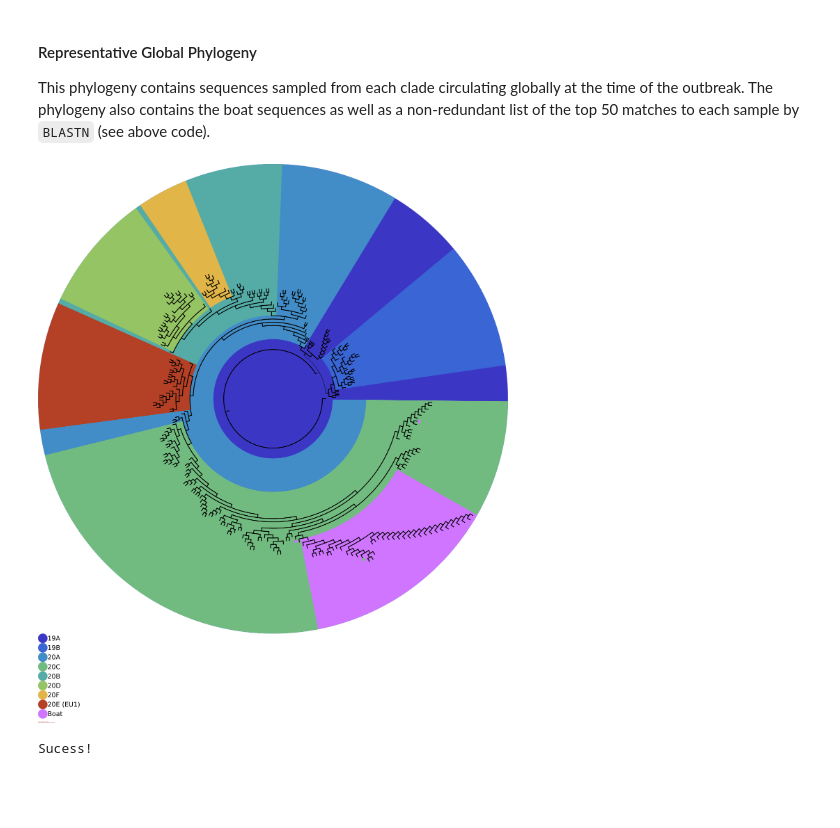
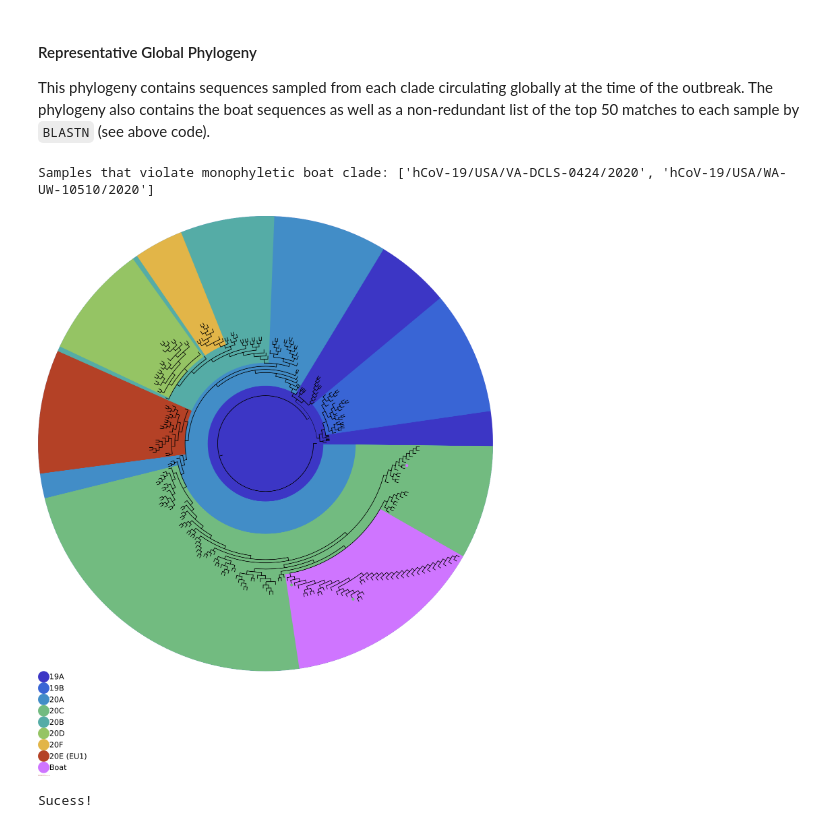
Before and after one commit to jbloomlab/SARS-CoV-2_bottleneck, a Jupyter notebook: workflow/notebooks/Phylogenetic-Analysis.ipynb, the cells around one changed output. Cells and saved outputs as stored; diff of their text form; code cells hidden in the pictures; blank space fills up the shorter version.

```diff
--- a/workflow/notebooks/Phylogenetic-Analysis.ipynb
+++ b/workflow/notebooks/Phylogenetic-Analysis.ipynb
@@ -703,7 +703,7 @@ clade_colors = {"19A":"#3C36C5", "19B":"#3965D5", "20A":"#428DC7", "20C":"#72BB8
 GISAID_Epi_metadata['Virus name'] = [f"hCoV-19/{strain}" for strain in GISAID_Epi_metadata.strain.tolist()]
 
 # Get the monopyletic clade
-boat_viruses = [virus for virus in GISAID_metadata_boat['Virus name'].tolist() if virus.split("/")[2].split("-")[-1] not in {'10115', '10136'}]
+boat_viruses = [virus for virus in GISAID_metadata_boat['Virus name'].tolist() if virus.split("/")[2].split("-")[-1] not in {'10136'}]
 
 # Import the tree from Newick format
 t = Tree("results/phylogeny/global_phylogeny.aligned.fa.treefile")
@@ -735,6 +735,16 @@ for name in t.iter_leaf_names():
 # %%
 # Visulize with ETE - color somehow.
 t = Tree("results/phylogeny/global_phylogeny.aligned.fa.treefile")
+
+# Get only the genomes that belong to the same clade all of the boat samples
+boat_minimum_clade = [x for x in GISAID_metadata_boat['Virus name'].tolist() if x.split("/")[2].split("-")[-1] not in {'10136'}]
+boat_all_clade = [x for x in GISAID_metadata_boat['Virus name'].tolist()]
+boat_minimum_names = [n.name for n in t.get_leaves() if n.name.split("|")[0] in boat_minimum_clade]
+boat_all_names = [n.name for n in t.get_leaves() if n.name.split("|")[0] in boat_all_clade]
+
+# Get the samples that break the monophyletic relationship
+non_boat_samples = [n.name.split("|")[0] for n in t.check_monophyly(boat_minimum_names, "name")[-1]]
+print(f"Samples that violate monophyletic boat clade: {non_boat_samples}")
 
 ts = TreeStyle()
 ts.show_leaf_name = False
@@ -772,56 +782,37 @@ for n in t.traverse():
             leafnstyle["fgcolor"] = clade_colors['Boat']
             leafnstyle["vt_line_width"] = 10
             leafnstyle["hz_line_width"] = 10
-            leafnstyle["size"] = 40
+            leafnstyle["size"] = 50
             n.set_style(leafnstyle)
-        elif n.name.split("|")[0] == "hCoV-19/USA/WA-UW-10510/2020":
+        elif n.name.split("|")[0] in non_boat_samples:
             leafnstyle["fgcolor"] = clade_colors['20C']
             leafnstyle["vt_line_width"] = 10
             leafnstyle["hz_line_width"] = 10
-            leafnstyle["size"] = 40
+            leafnstyle["size"] = 50
             n.set_style(leafnstyle)
         else:
             leafnstyle["vt_line_width"] = 10
             leafnstyle["hz_line_width"] = 10
             leafnstyle["size"] = 0
             n.set_style(leafnstyle)
-#         elif n.name != "NC_045512.2":
-#             virus_name = n.name.split("|")[0]
-#             virus_clade = GISAID_Epi_metadata.query("`Virus name` == @virus_name").Nextstrain_clade.tolist()[0]
-#             if n not in ancestor_clades[virus_clade]:
-#                 print(n)
-#                 leafnstyle["fgcolor"] = clade_colors[virus_clade]
-#                 leafnstyle["size"] = 40
-#                 n.set_style(leafnstyle)
 
-
-
-
-
-#         elif n.name != "NC_045512.2":
-#             virus_name = n.name.split("|")[0]
-#             virus_clade = GISAID_Epi_metadata.query("`Virus name` == @virus_name").Nextstrain_clade.tolist()[0]
-#             leafnstyle["fgcolor"] = clade_colors[virus_clade]
-#             leafnstyle["size"] = 40
-#             n.set_style(leafnstyle)
-#         else:
-#             virus_clade = "19A"
-#             leafnstyle["fgcolor"] = clade_colors[virus_clade]
-#             leafnstyle["size"] = 40
-#             n.set_style(leafnstyle)
+# Add a legend
+for k,v in clade_colors.items():
+    ts.legend.add_face(TextFace(f"{k} ", fsize = 100), column=1)
+    ts.legend.add_face(CircleFace(100, v), column=0)
+ts.legend_position = 3
+# %% [output]
+Samples that violate monophyletic boat clade: ['hCoV-19/USA/VA-DCLS-0424/2020', 'hCoV-19/USA/WA-UW-10510/2020']
 # %%
-# Add a legend
-for k,v in clade_colors.items():
-    ts.legend.add_face(TextFace(f"{k} ", fsize = 60), column=1)
-    ts.legend.add_face(CircleFace(60, v), column=0)
-ts.legend_position = 3
+
 
 root_point = t.search_nodes(name="NC_045512.2")[0]
 t.set_outgroup(root_point)
 ts.mode = "c"
 ts.arc_span = 360
-ts.min_leaf_separation = 10
+ts.min_leaf_separation = 20
+
 t.render("%%inline", w=15, units="in", tree_style = ts)
 # %% [output]
-[figure, old version]
+[figure, new version]
 # %%
```
Also changed, not shown: parts of 24 cells of this notebook, 1 other file.
